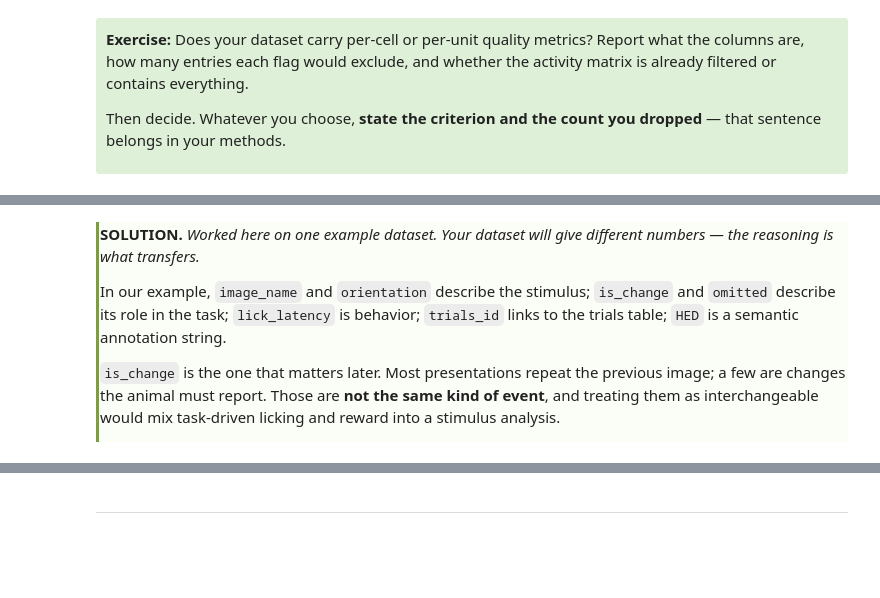
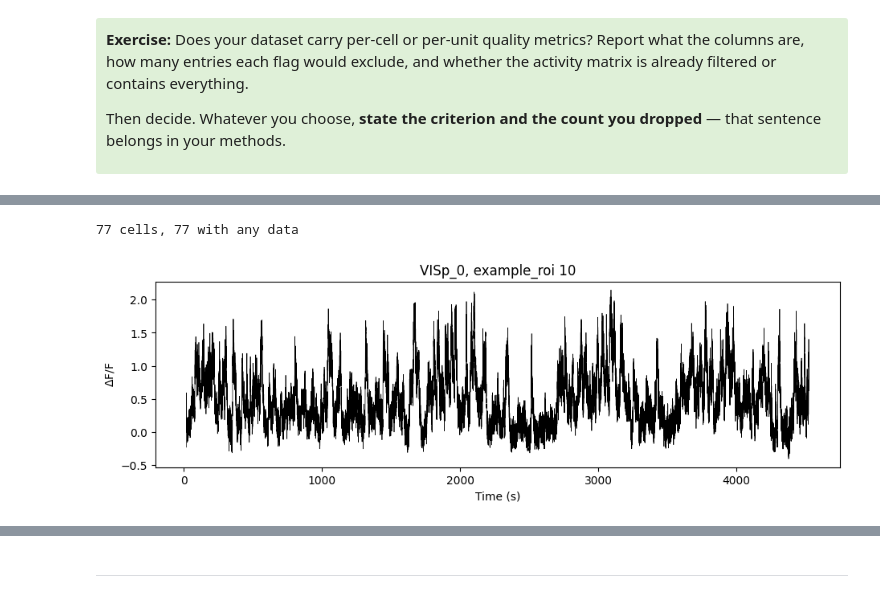
Before and after one commit to AllenSWDB/SWDB_Data_Intro, a Jupyter notebook: code/solutions/ProblemSet-Solutions-VisualLearning.ipynb, the cells around one changed output, grey strips where cells are left out. Saved outputs shown, nothing was run; the diff lists cells and outputs as text; code cells hidden in the pictures; blank space fills up the shorter version.

```diff
--- a/code/solutions/ProblemSet-Solutions-VisualLearning.ipynb
+++ b/code/solutions/ProblemSet-Solutions-VisualLearning.ipynb
@@ -493,0 +476,13 @@ running_speed: (270200,)
+# %%
+# Where are the timestamps located? What is the acquisition rate?
+# Note that some datasets store a rate instead of a timestamps array.
+
+if dff_series.timestamps is not None:
+    ts = np.asarray(dff_series.timestamps[:])
+else:
+    ts = np.arange(dff.shape[0]) / dff_series.rate + dff_series.starting_time
+    print(f'no timestamps array; reconstructed from rate = {dff_series.rate:.2f} Hz')
+
+print('timestamps shape:', ts.shape)
+print(f'frame rate      : {1 / np.median(np.diff(ts)):.2f} Hz')
+print(f'session duration: {ts[-1] / 60:.1f} min')
@@ -564,17 +555,20 @@ sentence belongs in your methods.
 # %%
-# EDIT: the QC criterion for your dataset, and how you justify it.
-# Check the table length matches the activity matrix before you use it as a mask.
+# Apply your QC criterion. Check the table length matches the activity
+# matrix first, apply the SAME mask to every per-cell array you loaded, and print
+# how many cells you dropped.
+
 assert len(roi_table) == dff.shape[1], 'QC table and activity matrix disagree on n cells'
 
+# CRITERION: keep ROIs the classifier calls somata. `is_soma` is soma_probability > 0.5.
 keep = np.flatnonzero(roi_table['is_soma'].values.astype(bool))
-
-print(f'{dff.shape[1]} ROIs -> {len(keep)} pass QC ({dff.shape[1] - len(keep)} dropped)')
-
-dff = np.asarray(dff)[:, keep]
+print(f'{dff.shape[1]} ROIs -> {len(keep)} pass QC ({dff.shape[1] - len(keep)} dropped on is_soma)')
 
 # Apply the SAME mask to every per-cell array you loaded, or they stop lining up.
-events_raw = np.asarray(nwb.processing[plane]['event_timeseries'].data[:])[:, keep]
+dff_after_qc = dff[:, keep]
+events_after_qc = events_data[:, keep]
+roi_table_after_qc = roi_table.iloc[keep]
 
-print('activity matrix after QC:', dff.shape)
-print('second representation:   ', events_raw.shape)
+print('dff after QC       :', dff_after_qc.shape)
+print('events after QC    :', events_after_qc.shape)
+print('roi_table after QC :', roi_table_after_qc.shape)
 # %% [output]
@@ -749,14 +589,22 @@ events.head()
-# %% [markdown]
-<div style="border-left: 3px solid #7B9E3F; padding: 1px; padding-left: 10px; background: #FBFDF7; ">
-
-<b>SOLUTION.</b> <i>Worked here on one example dataset. Your dataset will give different numbers &mdash; the reasoning is what transfers.</i>
-
-In our example, `image_name` and `orientation` describe the stimulus; `is_change` and
-`omitted` describe its role in the task; `lick_latency` is behavior; `trials_id` links to the trials
-table; `HED` is a semantic annotation string.
-
-`is_change` is the one that matters later. Most presentations repeat the previous image; a few are
-changes the animal must report. Those are **not the same kind of event**, and treating them as
-interchangeable would mix task-driven licking and reward into a stimulus analysis.
-
-</div>
+# %%
+# Choose your cell deliberately rather than taking index 0 - how did you choose?
+# Watch out for cells that are entirely NaN.
+
+# Some cells can be entirely NaN (failed segmentation, dropped ROIs). Check
+# before you index -- a NaN cell will silently poison anything it touches.
+usable_cells = np.flatnonzero(~np.isnan(dff_after_qc).all(axis=0))
+print(f'{dff_after_qc.shape[1]} cells, {len(usable_cells)} with any data')
+# %% [output]
+77 cells, 77 with any data
+# %%
+# The arbitrary choice: take a cell by its index and plot it.
+example_roi = 10
+
+fig, ax = plt.subplots(figsize=(11, 3))
+ax.plot(ts, dff_after_qc[:, example_roi], 'k', lw=0.5)
+ax.set_xlabel('Time (s)')
+ax.set_ylabel(r'$\Delta$F/F')
+ax.set_title(f'{plane}, example_roi {example_roi}')
+plt.show()
+# %% [output]
+[figure, added]
```
Also changed, not shown: parts of 243 cells of this notebook, 6 other files.
